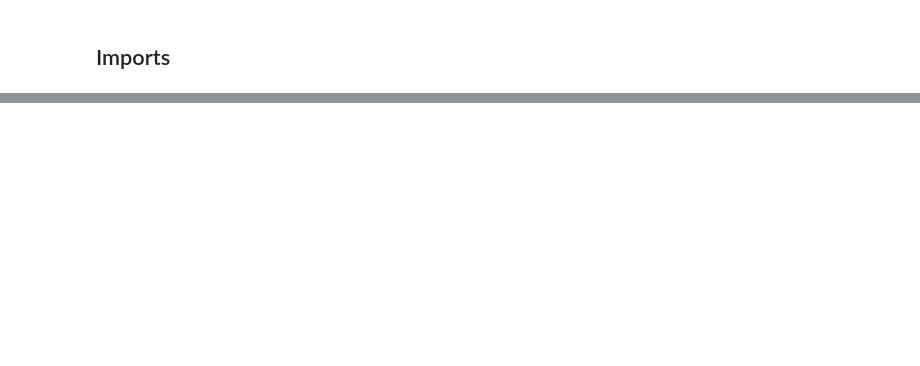
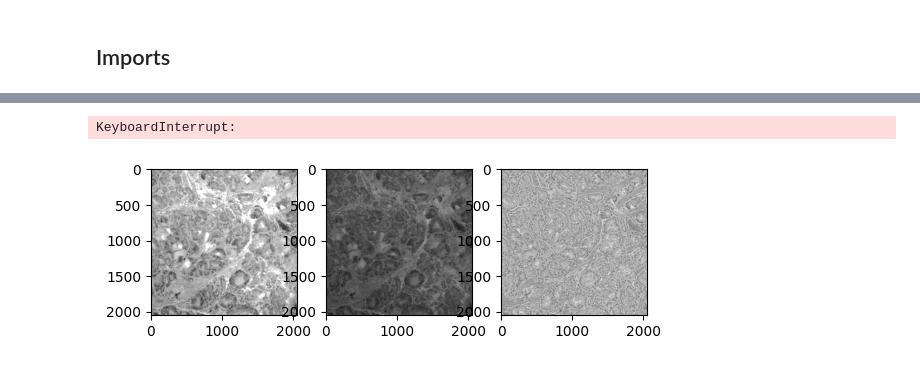
Before and after one commit to prakhargaming/Lab-thingy, a Jupyter notebook: IV.ipynb, the cells around one changed output, grey strips where cells are left out. Drawn from its saved outputs; the diff is of its cells as text; code cells hidden in the pictures; blank space fills up the shorter version.

```diff
--- a/IV.ipynb
+++ b/IV.ipynb
@@ -39,7 +67,7 @@ kernel_bounds = [(0, 1)] * number_of_kernel_elements
 
 # Optimization using a different method (e.g., SLSQP)
 result = minimize(objective_function, initial_kernel_params, args=(img, target),
-                  method='SLSQP', bounds=kernel_bounds)
+                  method='Nelder-Mead', bounds=kernel_bounds)
 
 optimal_kernel_params = result.x
 print("Optimal kernel parameters:")
@@ -62,3 +90,5 @@ final_image = cv2.add(final_image, np.full(final_image.shape, brightness_diff, d
 
 # Ensure the image is in the correct range
 final_image = np.clip(final_image, 0, 255).astype(np.uint8)
+# %% [output]
+KeyboardInterrupt:
@@ -71,0 +95,22 @@ cv2.destroyAllWindows()
+# %%
+height, width = final_image.shape
+
+# Create a blank canvas that can hold all three images side by side
+combined_image = np.zeros((height, width * 3), dtype=final_image.dtype)
+
+# Place each image onto the canvas
+combined_image[:, :width] = final_image
+combined_image[:, width*2:] = img
+combined_image[:, width:width*2] = target
+
+# Save the combined image
+cv2.imwrite('combined_image.png', combined_image)
+
+# Display the images using matplotlib
+f, axarr = plt.subplots(1, 3)
+axarr[0].imshow(final_image, cmap="gray")
+axarr[1].imshow(img, cmap="gray")
+axarr[2].imshow(target, cmap="gray")
+plt.show()
+# %% [output]
+[figure, added]
```
Also changed, not shown: parts of 11 cells of this notebook, 2 other files.
